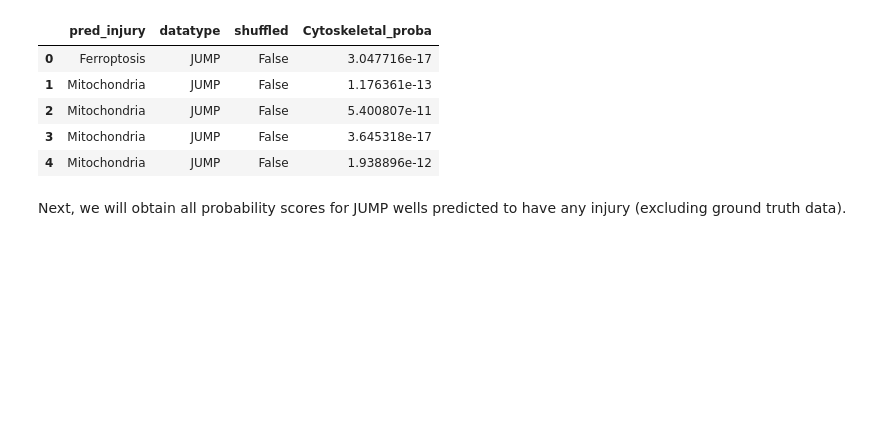
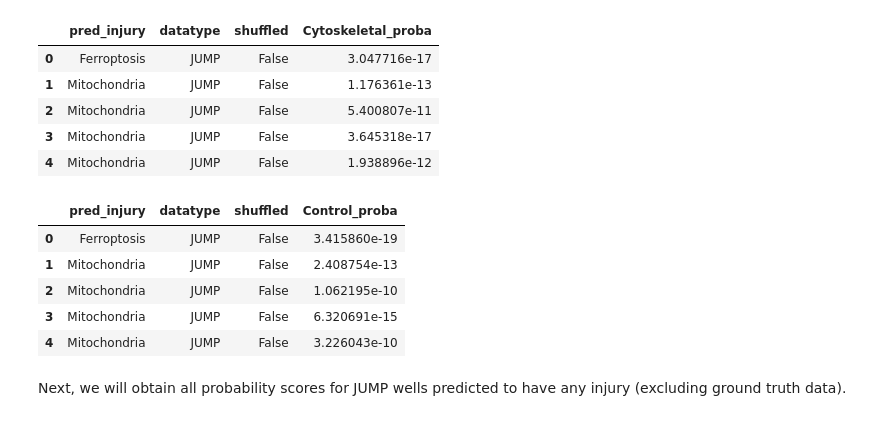
Before and after one commit to axiomcura/predicting-cell-injury-compounds, a Jupyter notebook: notebooks/3.jump-analysis/3.jump_analysis.ipynb, the cells around one changed output. Cells and saved outputs as stored; diff of their text form; code cells hidden in the pictures; blank space fills up the shorter version.

Commit message:
updated jump analysis to get control (DMSO) ground truth

```diff
--- a/notebooks/3.jump-analysis/3.jump_analysis.ipynb
+++ b/notebooks/3.jump-analysis/3.jump_analysis.ipynb
@@ -312,6 +319,8 @@ aligned_meta_cols, aligned_feature_cols = split_meta_and_features(shared_jump_df
 gt_df = gt_jump_cyto_injury_df[gt_metadata_cols + aligned_feature_cols]
 gt_X = gt_jump_cyto_injury_df[aligned_feature_cols]
 
+gt_dmso_control_df = gt_dmso_df[gt_metadata_cols + aligned_feature_cols]
+gt_dmso_X = gt_dmso_df[aligned_feature_cols]
 
 # other JUMP wells feature space (not labeled)
 X = shared_jump_df[aligned_feature_cols]
@@ -335,15 +344,19 @@ injury_classes = [injury_decoder[str(code)] for code in model.classes_.tolist()]
 # prediction probabilities on both non-shuffled and shuffled models
 y_pred = model.predict(X)
 gt_y_pred = model.predict(gt_X)
+gt_y_dmso_pred = model.predict(gt_dmso_X)
 
 y_proba = model.predict_proba(X)
 gt_y_proba = model.predict_proba(gt_X)
+gt_y_dmso_proba = model.predict_proba(gt_dmso_X)
 
 shuffled_y_pred = shuffled_model.predict(X)
 shuffled_gt_y_pred = shuffled_model.predict(gt_X)
+shuffled_gt_y_dmso_pred = shuffled_model.predict(gt_dmso_X)
 
 shuffled_y_proba = shuffled_model.predict_proba(X)
 shuffled_gt_y_proba = shuffled_model.predict_proba(gt_X)
+shuffled_gt_y_dmso_proba = shuffled_model.predict_proba(gt_dmso_X)
 
 # convert to pandas dataframe add prediction col
 y_proba_df = pd.DataFrame(y_proba)
@@ -355,7 +368,12 @@ gt_y_proba_df = pd.DataFrame(gt_y_proba)
 gt_y_proba_df["pred_injury"] = gt_y_pred.flatten()
 gt_y_proba_df["datatype"] = "JUMP Overlap"
 gt_y_proba_df["shuffled_model"] = False
-# gt_y_proba_df = pd.concat([gt_df[gt_metadata_cols], gt_y_proba_df], axis=1)
+
+gt_y_dmso_proba_df = pd.DataFrame(gt_y_dmso_proba)
+gt_y_dmso_proba_df["pred_injury"] = gt_y_dmso_pred.flatten()
+gt_y_dmso_proba_df["datatype"] = "JUMP Overlap"
+gt_y_dmso_proba_df["shuffled_model"] = False
+
 
 shuffled_y_proba_df = pd.DataFrame(shuffled_y_proba)
 shuffled_y_proba_df["pred_injury"] = shuffled_y_pred.flatten()
@@ -366,12 +384,23 @@ shuffled_gt_y_proba_df = pd.DataFrame(shuffled_gt_y_proba)
 shuffled_gt_y_proba_df["pred_injury"] = shuffled_gt_y_pred.flatten()
 shuffled_gt_y_proba_df["datatype"] = "JUMP Overlap"
 shuffled_gt_y_proba_df["shuffled_model"] = True
-# shuffled_gt_y_proba_df = pd.concat([gt_df[gt_metadata_cols], shuffled_gt_y_proba_df], axis=1)
+
+shuffled_gt_y_dmso_proba_df = pd.DataFrame(shuffled_gt_y_dmso_proba)
+shuffled_gt_y_dmso_proba_df["pred_injury"] = shuffled_gt_y_dmso_pred.flatten()
+shuffled_gt_y_dmso_proba_df["datatype"] = "JUMP Overlap"
+shuffled_gt_y_dmso_proba_df["shuffled_model"] = True
 
 # concatenate all prediction
 # update the predicted label columns to injury name
 all_proba_scores = pd.concat(
-    [y_proba_df, gt_y_proba_df, shuffled_y_proba_df, shuffled_gt_y_proba_df]
+    [
+        y_proba_df,
+        gt_y_proba_df,
+        gt_y_dmso_proba_df,
+        shuffled_y_proba_df,
+        shuffled_gt_y_proba_df,
+        shuffled_gt_y_dmso_proba_df,
+    ]
 )
 all_proba_scores.columns = [
     injury_decoder[str(col_name)] for col_name in all_proba_scores.columns[0:15]
@@ -457,6 +486,27 @@ cytoskeletal_proba_scores.head()
 | 2 | Mitochondria | JUMP | False | 5.400807e-11 |
 | 3 | Mitochondria | JUMP | False | 3.645318e-17 |
 | 4 | Mitochondria | JUMP | False | 1.938896e-12 |
+# %%
+# next only select DMSO probability scores
+dmso_proba_scores = all_proba_scores[col_to_sel + ["Control"]]
+dmso_proba_scores = dmso_proba_scores.rename(columns={"Control": "Control_proba"})
+
+# Saving only DMSO probability scores
+dmso_proba_scores.to_csv(
+    jump_analysis_dir / "JUMP_dmso_proba_scores.csv.gz",
+    compression="gzip",
+    index=False,
+)
+
+# display
+dmso_proba_scores.head()
+# %% [output]
+|  | pred_injury | datatype | shuffled | Control_proba |
+| 0 | Ferroptosis | JUMP | False | 3.415860e-19 |
+| 1 | Mitochondria | JUMP | False | 2.408754e-13 |
+| 2 | Mitochondria | JUMP | False | 1.062195e-10 |
+| 3 | Mitochondria | JUMP | False | 6.320691e-15 |
+| 4 | Mitochondria | JUMP | False | 3.226043e-10 |
 # %% [markdown]
 Next, we will obtain all probability scores for JUMP wells predicted to have any injury (excluding ground truth data).
 # %%
```
Also changed, not shown: parts of 2 cells of this notebook, 8 other files.
